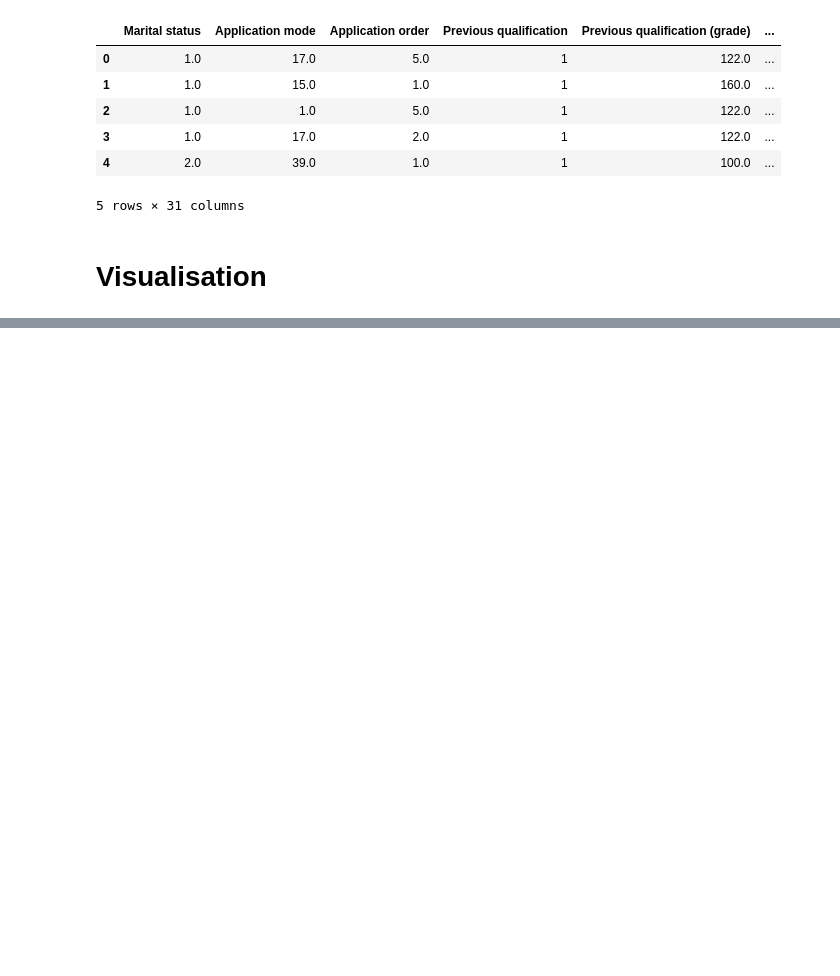
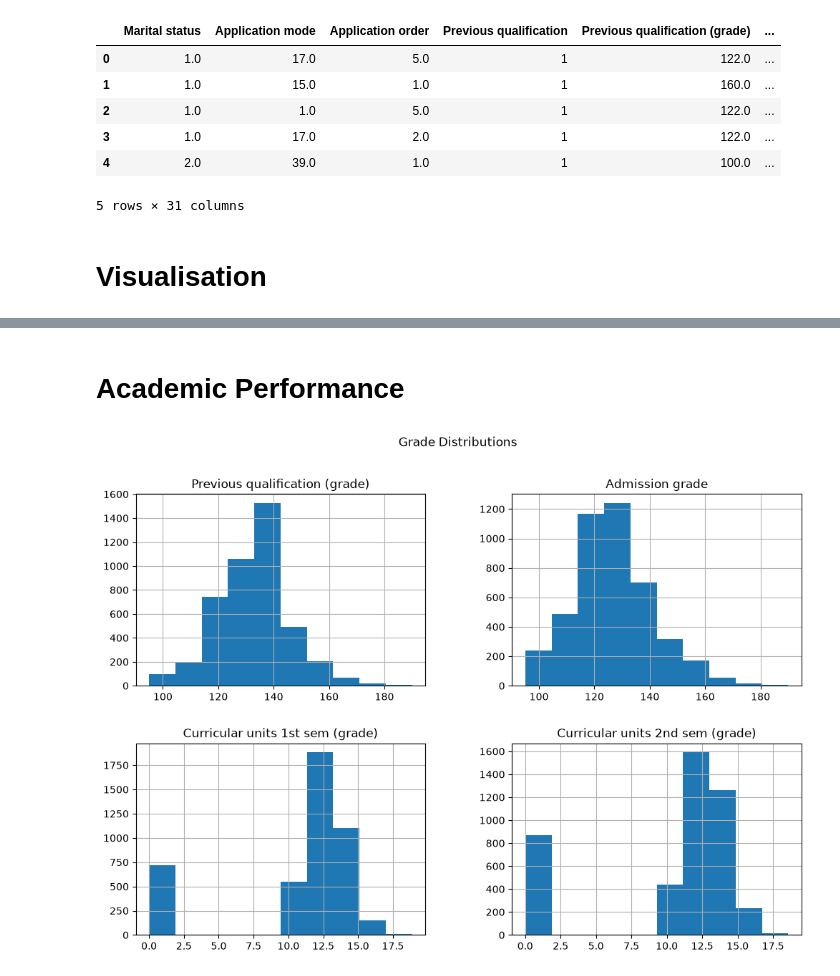
Before and after one commit to sba25078/HDipData_CA1-assignment-for-machine-learning-, a Jupyter notebook: ML_HDipData_CA1.ipynb, the cells around one changed output, grey strips where cells are left out. Saved outputs shown, nothing was run; the diff lists cells and outputs as text; code cells hidden in the pictures; blank space fills up the shorter version.

```diff
--- a/ML_HDipData_CA1.ipynb
+++ b/ML_HDipData_CA1.ipynb
@@ -460,0 +503,15 @@ df.head()
+# %% [markdown]
+# Academic Performance
+# %%
+grade_cols = [
+    'Previous qualification (grade)',
+    'Admission grade',
+    'Curricular units 1st sem (grade)',
+    'Curricular units 2nd sem (grade)'
+]
+
+df[grade_cols].hist(figsize=(12,8))
+plt.suptitle("Grade Distributions")
+plt.show()
+# %% [output]
+[figure, added]
```
Also changed, not shown: parts of 7 cells of this notebook.
